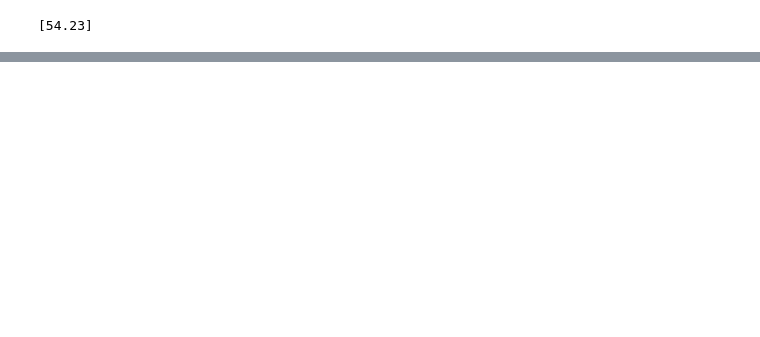
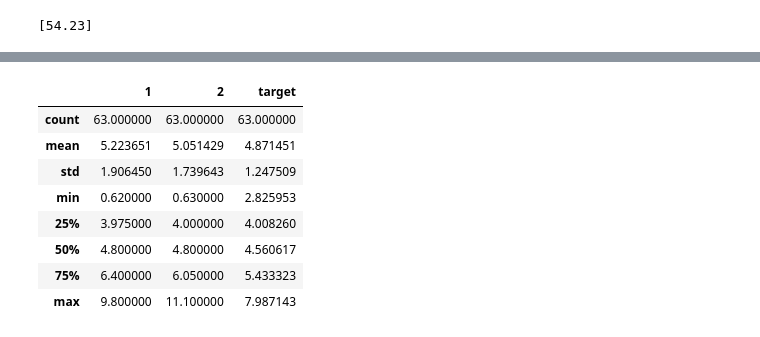
Before and after one commit to Mhaycen/Models-selection-for-BOD-in-river-Prediction-, a Jupyter notebook: Untitled.ipynb, the cells around one changed output, grey strips where cells are left out. Cells and saved outputs as stored; diff of their text form; code cells hidden in the pictures; blank space fills up the shorter version.

Commit message:
Prediction using LGBM
Co-Authored-By: Mhaycen <mhaycen@users.noreply.github.com>

```diff
--- a/Untitled.ipynb
+++ b/Untitled.ipynb
@@ -553,0 +569,8 @@ plt.show()
+# %%
+to_drop = ["Id"]+[str(i) for i in range(3,8)]
+test = test.drop(to_drop, axis=1)
+# %%
+SS = StandardScaler()
+test_pred = pd.DataFrame(SS.fit_transform(test), columns= test.columns)
+# %%
+target_pred = modelL.predict(test_pred, num_iteration = modelL.best_iteration )
@@ -553,0 +593,14 @@ plt.show()
+# %%
+test['target']= target_pred
+# %%
+test.describe()
+# %% [output]
+|  | 1 | 2 | target |
+| count | 63.000000 | 63.000000 | 63.000000 |
+| mean | 5.223651 | 5.051429 | 4.871451 |
+| std | 1.906450 | 1.739643 | 1.247509 |
+| min | 0.620000 | 0.630000 | 2.825953 |
+| 25% | 3.975000 | 4.000000 | 4.008260 |
+| 50% | 4.800000 | 4.800000 | 4.560617 |
+| 75% | 6.400000 | 6.050000 | 5.433323 |
+| max | 9.800000 | 11.100000 | 7.987143 |
```
Also changed, not shown: parts of 24 cells of this notebook, 7 other files.
